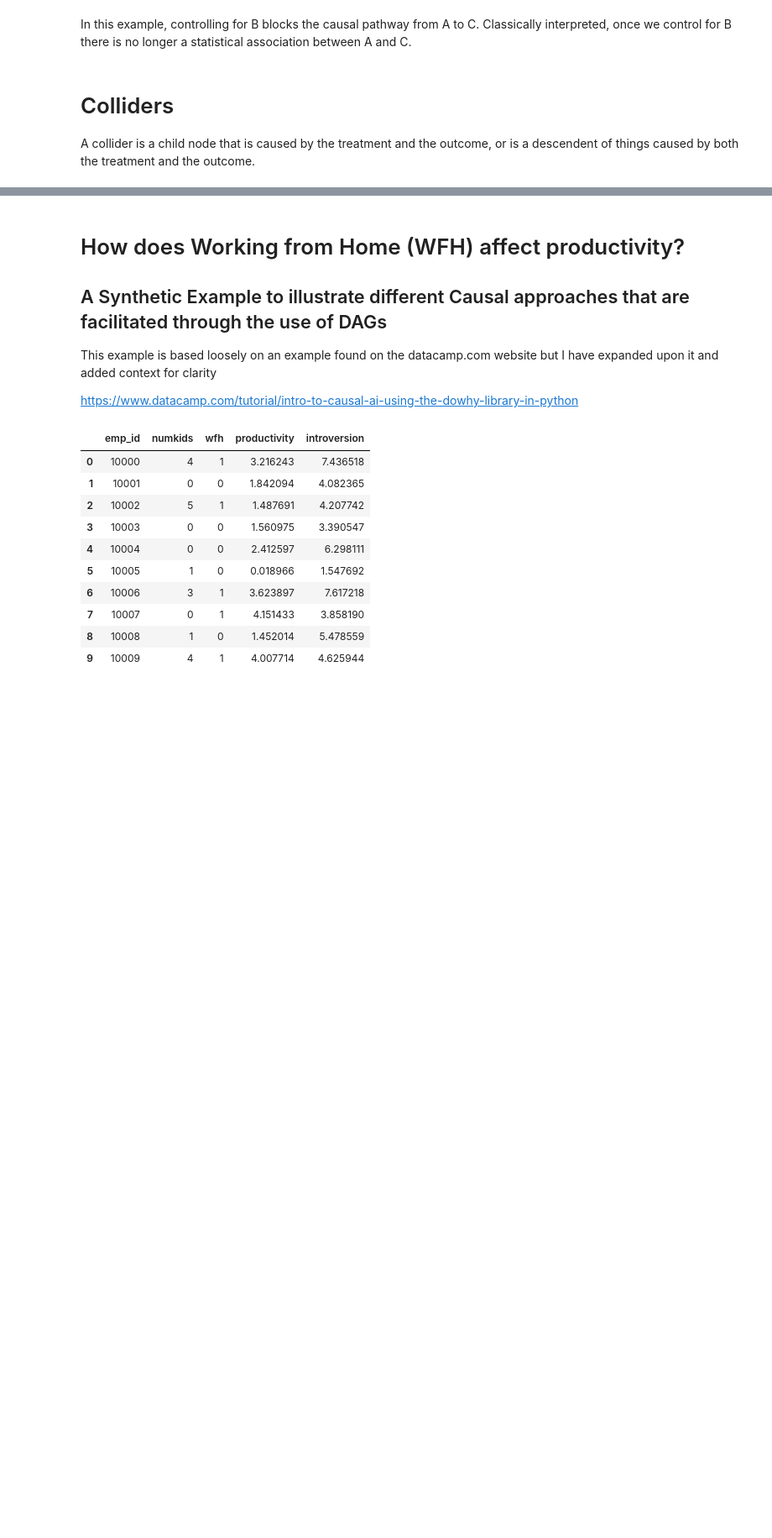
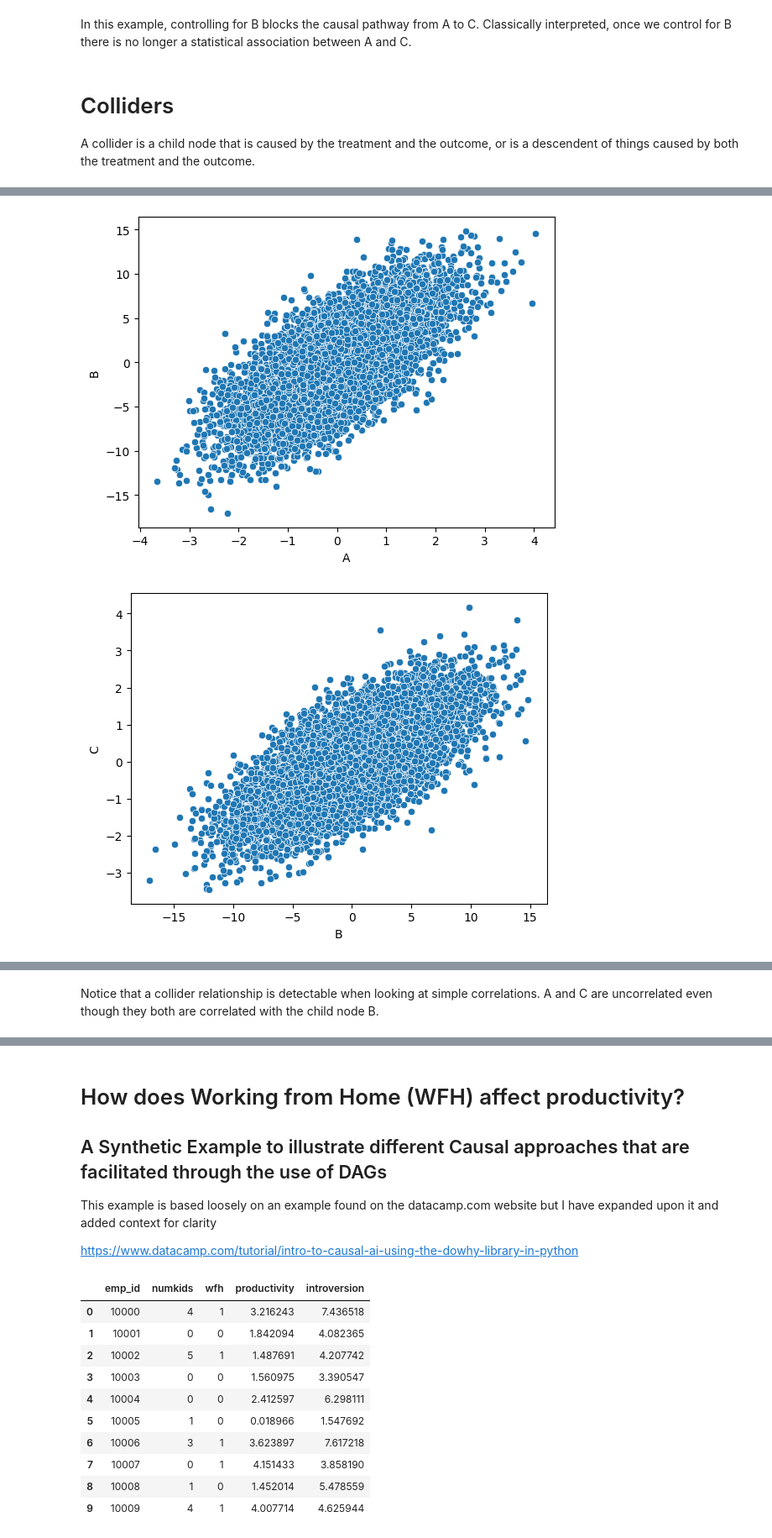
Before and after one commit to woolstej/causal_modeling, a Jupyter notebook: WFH_Causal_Example.ipynb, the cells around one changed output, grey strips where cells are left out. Shown at 84% size. Cells and saved outputs as stored; diff of their text form; code cells hidden in the pictures; blank space fills up the shorter version.

```diff
--- a/WFH_Causal_Example.ipynb
+++ b/WFH_Causal_Example.ipynb
@@ -220,0 +257,11 @@ A collider is a child node that is caused by the treatment and the outcome, or i
+# %%
+# Let's look at the correlation using scatter plots
+sns.scatterplot(x="A", y="B", data=df)
+plt.show()
+sns.scatterplot(x="B", y="C", data=df)
+plt.show()
+sns.scatterplot(x="A", y="C", data=df)
+plt.show()
+# %% [output]
+[figure, added]
+[figure, added]
@@ -220,0 +269,2 @@ A collider is a child node that is caused by the treatment and the outcome, or i
+# %% [markdown]
+Notice that a collider relationship is detectable when looking at simple correlations. A and C are uncorrelated even though they both are correlated with the child node B.
```
Also changed, not shown: parts of 8 cells of this notebook.
